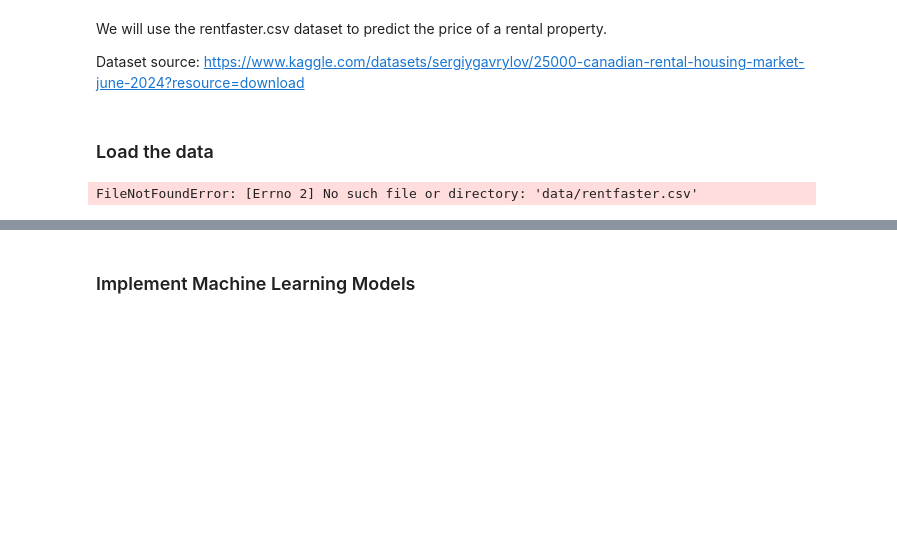
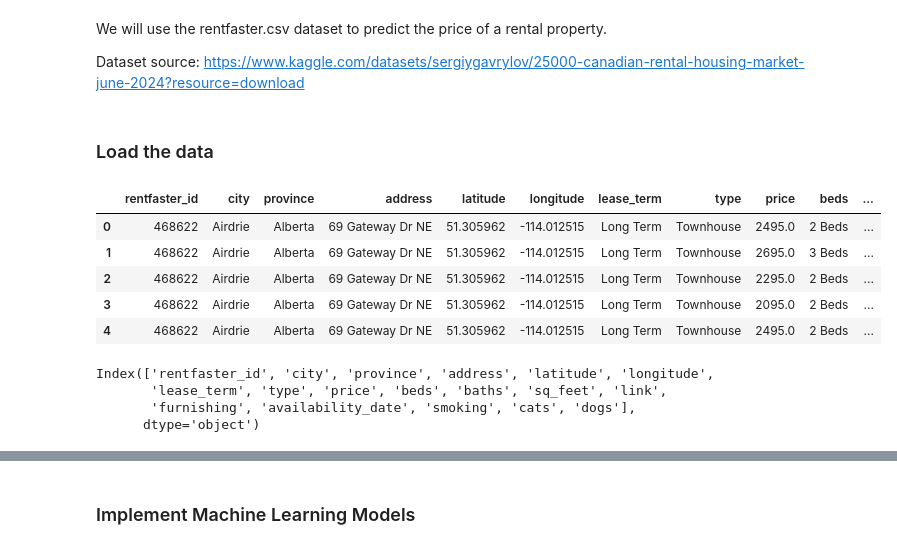
Before and after one commit to RZhang370902/Rent-Price-Analysis-611, a Jupyter notebook: notebooks/611_Project_Wu_Zhang.ipynb, the cells around one changed output, grey strips where cells are left out. Drawn from its saved outputs; the diff is of its cells as text; code cells hidden in the pictures; blank space fills up the shorter version.

```diff
--- a/notebooks/611_Project_Wu_Zhang.ipynb
+++ b/notebooks/611_Project_Wu_Zhang.ipynb
@@ -17,13 +17,23 @@ import pandas as pd
 ### Load the data
 # %%
 # Reading dataset and save to df
-df = pd.read_csv('data/rentfaster.csv', header=0)
+df = pd.read_csv('../data/rentfaster.csv', header=0)
 df.head()
 # %% [output]
-FileNotFoundError: [Errno 2] No such file or directory: 'data/rentfaster.csv'
+|  | rentfaster_id | city | province | address | latitude | longitude | lease_term | type | price | beds | ... |
+| 0 | 468622 | Airdrie | Alberta | 69 Gateway Dr NE | 51.305962 | -114.012515 | Long Term | Townhouse | 2495.0 | 2 Beds | ... |
+| 1 | 468622 | Airdrie | Alberta | 69 Gateway Dr NE | 51.305962 | -114.012515 | Long Term | Townhouse | 2695.0 | 3 Beds | ... |
+| 2 | 468622 | Airdrie | Alberta | 69 Gateway Dr NE | 51.305962 | -114.012515 | Long Term | Townhouse | 2295.0 | 2 Beds | ... |
+| 3 | 468622 | Airdrie | Alberta | 69 Gateway Dr NE | 51.305962 | -114.012515 | Long Term | Townhouse | 2095.0 | 2 Beds | ... |
+| 4 | 468622 | Airdrie | Alberta | 69 Gateway Dr NE | 51.305962 | -114.012515 | Long Term | Townhouse | 2495.0 | 2 Beds | ... |
 # %%
 # show all columns names
 df.columns
+# %% [output]
+Index(['rentfaster_id', 'city', 'province', 'address', 'latitude', 'longitude',
+       'lease_term', 'type', 'price', 'beds', 'baths', 'sq_feet', 'link',
+       'furnishing', 'availability_date', 'smoking', 'cats', 'dogs'],
+      dtype='object')
 # %%
 # check data type
 df.info()
```
Also changed, not shown: parts of 17 cells of this notebook, 5 other files.
